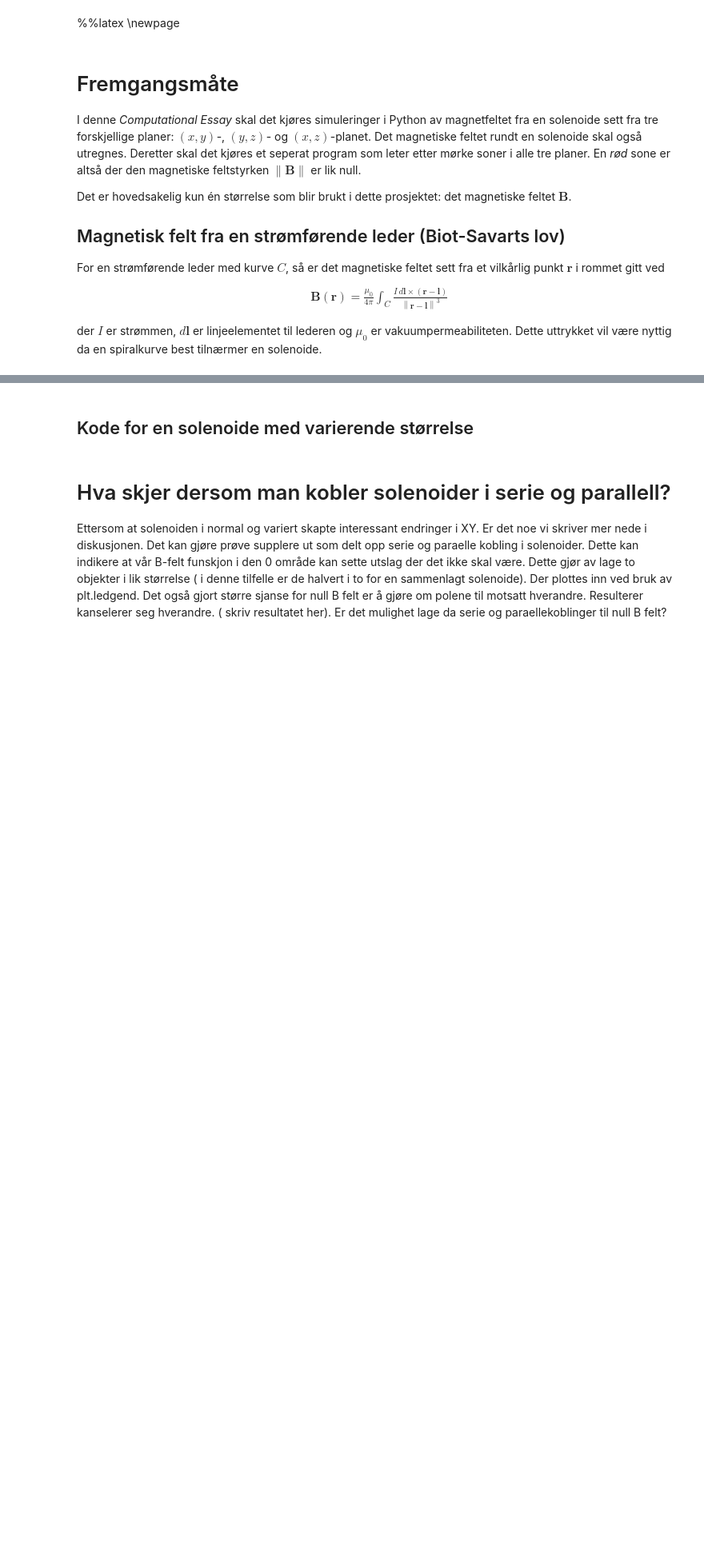
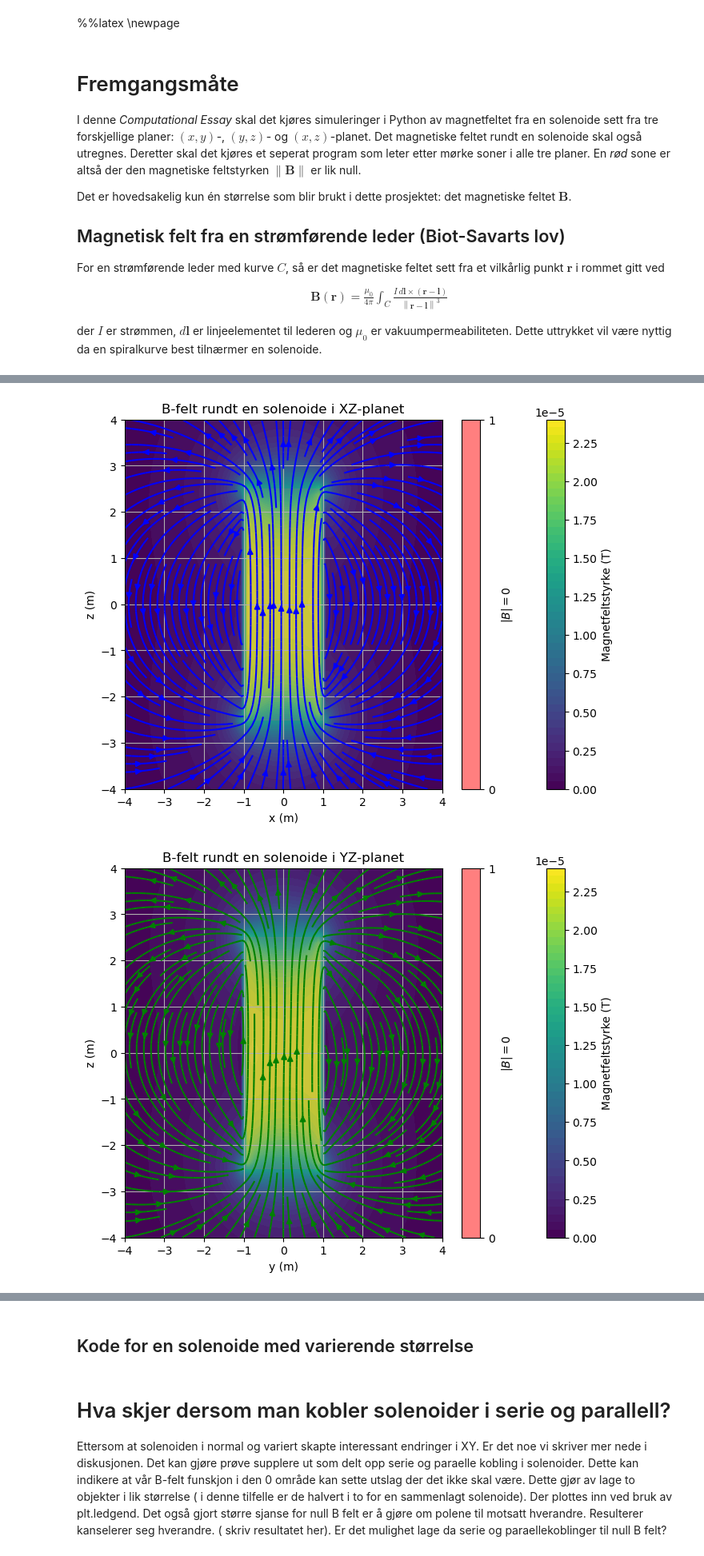
Before and after one commit to Hai-bit/Project_Zero_HaiJohn, a Jupyter notebook: FYS1120_HaiDuc_Computational_Essay.ipynb, the cells around one changed output, grey strips where cells are left out. Shown at 80% size. Saved outputs shown, nothing was run; the diff lists cells and outputs as text; code cells hidden in the pictures; blank space fills up the shorter version.

Commit message:
Added the plane calculation in first section after common.

```diff
--- a/FYS1120_HaiDuc_Computational_Essay.ipynb
+++ b/FYS1120_HaiDuc_Computational_Essay.ipynb
@@ -241,0 +244,77 @@ def plottingsone(
+# %%
+
+# Konstanter
+I = 1.0  # Strøm gjennom solenoiden
+R = 1.0  # Radius av solenoiden
+N = 100  # Antall viklinger
+L = 5.0  # Lengden på solenoiden
+n = N / L  # Antall viklinger per lengdeenhet
+
+# Parametere for solenoiden
+radius = R
+lengde = L
+antall_punkter = 5000
+
+# Oppretter koordinatene til solenoiden
+theta = np.linspace(0, 2 * np.pi * N, antall_punkter)
+z = L * (theta - N * np.pi) / (2 * np.pi * N)
+x = R * np.cos(theta)
+y = R * np.sin(theta)
+koordinater = np.column_stack((x, y, z))
+
+# Lager standard på alle planene
+steg = 50
+line = 4
+x = np.linspace(-line, line, steg)
+z = np.linspace(-line, line, steg)
+y = np.linspace(-line, line, steg)
+
+# --- for XZ-planet--- med blå
+X, Z = np.meshgrid(x, z)
+Y = np.zeros_like(X)
+#Sier ut progressen
+print(f"Calulating B-field on XZ-plane")
+
+# Beregner magnetfeltet ved hvert punkt i gridet
+Bx, By, Bz = beregn_B_felt(X, Y, Z, koordinater, I)
+navnXZ = ["XZ", "x", "z"]
+plottingsone(Bx, Bz, X, Z, navnXZ, "b")
+# Tegner solenoiden
+plt.fill_between([-R, R], -L / 2, L / 2, color="gray", alpha=0.3)
+
+# --- for YZ-planet--- med grønn
+# Definerer grid i YZ-planet
+Y, Z_ = np.meshgrid(y, z)
+X = np.zeros_like(Y)
+
+#Sier ut progressen
+print(f"Calulating B-field on YZ-plane")
+
+# Beregner magnetfeltet ved hvert punkt i gridet
+Bx, By, Bz = beregn_B_felt(X, Y, Z_, koordinater, I)
+navnYZ = ["YZ", "y", "z"]
+plottingsone(By, Bz, Y, Z_, navnYZ, "g")
+# Tegner solenoiden
+plt.fill_between([-R, R], -L / 2, L / 2, color="gray", alpha=0.3)
+
+# --- for XY-planet--- med rød
+# Definerer grid i XY-planet
+X_, Y_ = np.meshgrid(x, y)
+Z = np.zeros_like(X_)
+
+#Sier ut progressen
+print(f"Calulating B-field on XY-pkane")
+
+# Beregner magnetfeltet ved hvert punkt i gridet
+Bx, By, Bz = beregn_B_felt(X_, Y_, Z, koordinater, I)
+navnXY = ["XY", "x", "y"]
+plottingsone(Bx, By, X_, Y_, navnXY, "r")
+# Tegner solenoiden
+sirkel = plt.Circle((0, 0), R, color="gray", alpha=0.3)
+plt.gca().add_artist(sirkel)
+
+#Sier ifra fredig
+print(f"Completed")
+
+plt.show()
+# %% [output]
@@ -241,0 +325,2 @@ def plottingsone(
+[figure, added]
+[figure, added]
```
Also changed, not shown: parts of 5 cells of this notebook.
